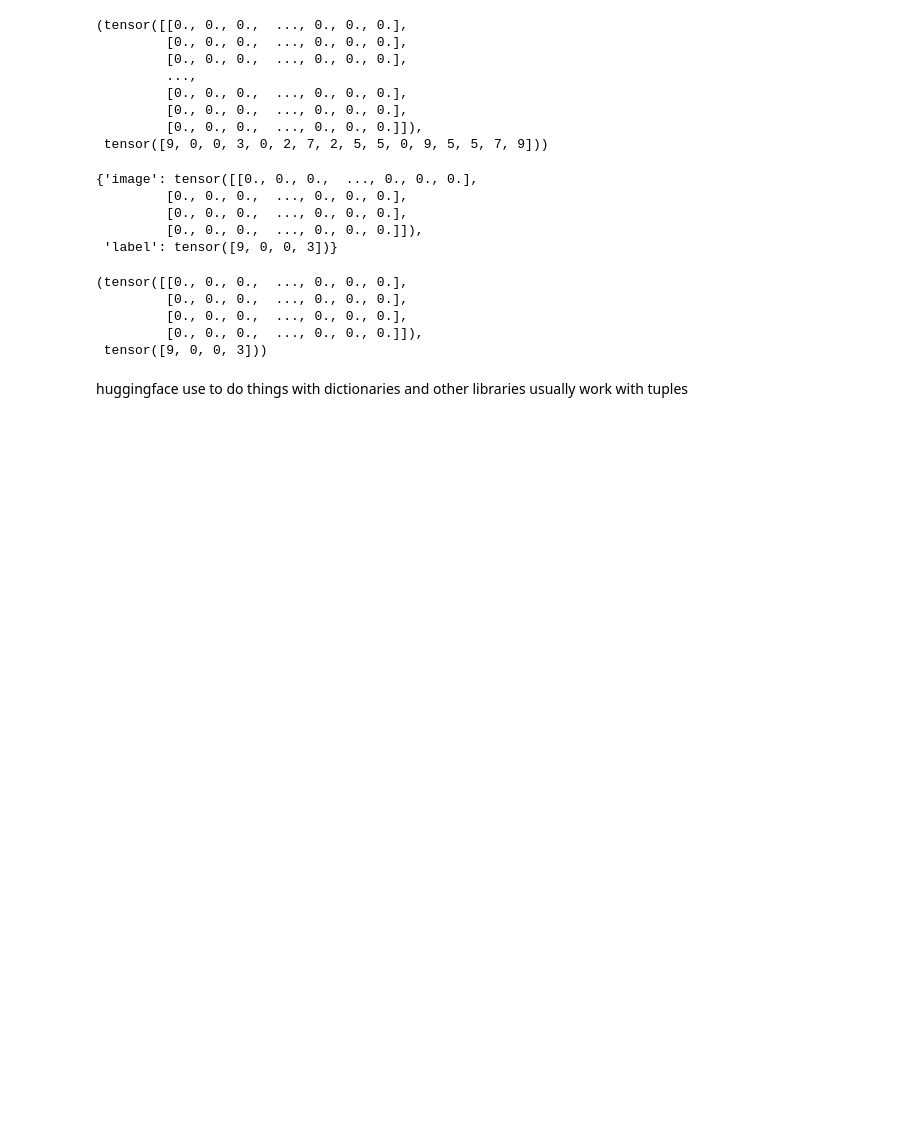
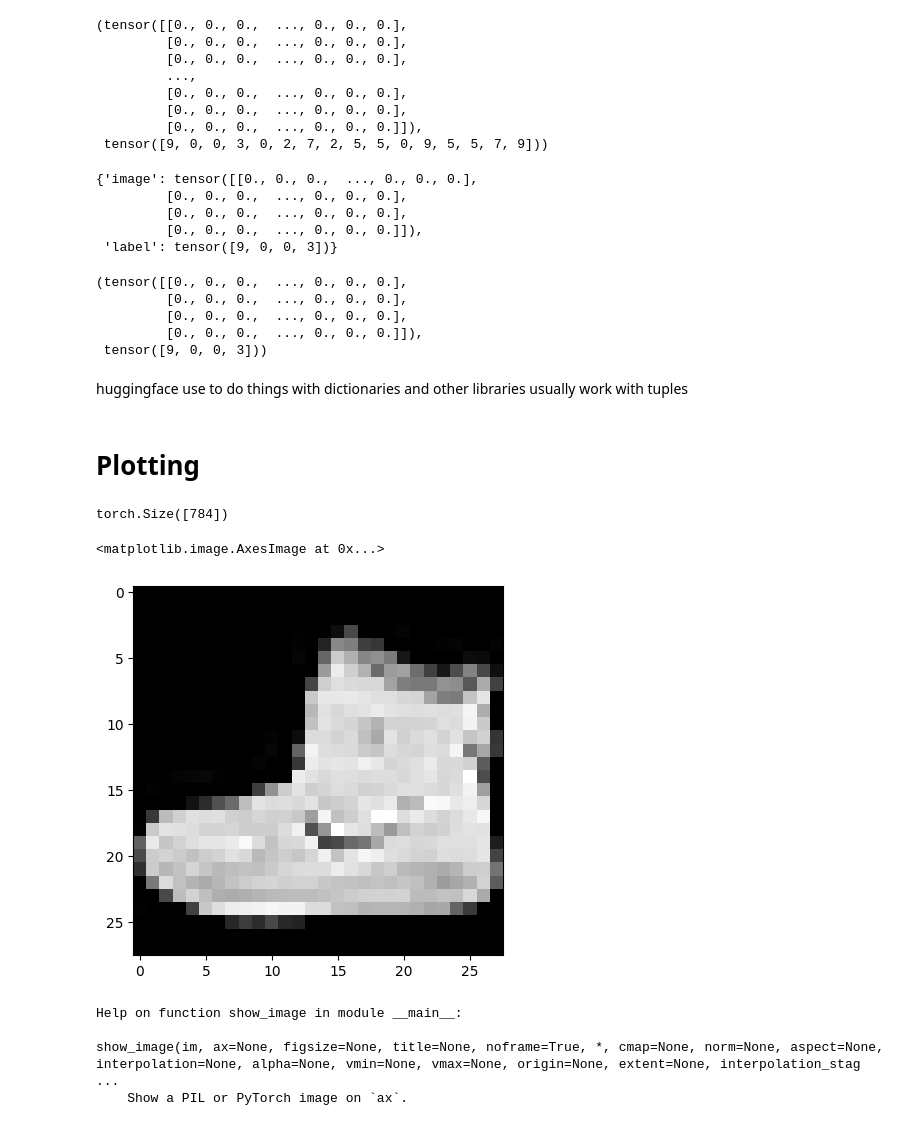
Before and after one commit to GregLed/fastai_2022, a Jupyter notebook: lec14_datasets.ipynb, the cells around one changed output. Saved outputs shown, nothing was run; the diff lists cells and outputs as text; code cells hidden in the pictures; blank space fills up the shorter version.

```diff
--- a/lec14_datasets.ipynb
+++ b/lec14_datasets.ipynb
@@ -337,3 +346,20 @@ b
  tensor([9, 0, 0, 3]))
 # %% [markdown]
 huggingface use to do things with dictionaries and other libraries usually work with tuples
+# %% [markdown]
+# Plotting
+# %%
+dlf = DataLoader(tdsf, batch_size=16, collate_fn=collate_dict(tdsf))
+b = next(iter(dlf))
+xb, yb = b
+# %%
+img = xb[0]
+img.shape
+# %% [output]
+torch.Size([784])
+# %%
+img = img.view(28,28)
+plt.imshow(img)
+# %% [output]
+<matplotlib.image.AxesImage at 0x...>
+[figure, added]
@@ -339,0 +382,7 @@ huggingface use to do things with dictionaries and other libraries usually work
+# %%
+help(show_image)
+# %% [output]
+Help on function show_image in module __main__:
+
+show_image(im, ax=None, figsize=None, title=None, noframe=True, *, cmap=None, norm=None, aspect=None, interpolation=None, alpha=None, vmin=None, vmax=None, origin=None, extent=None, interpolation_stag ...
+    Show a PIL or PyTorch image on `ax`.
```
Also changed, not shown: parts of 17 cells of this notebook, 1 other file.
